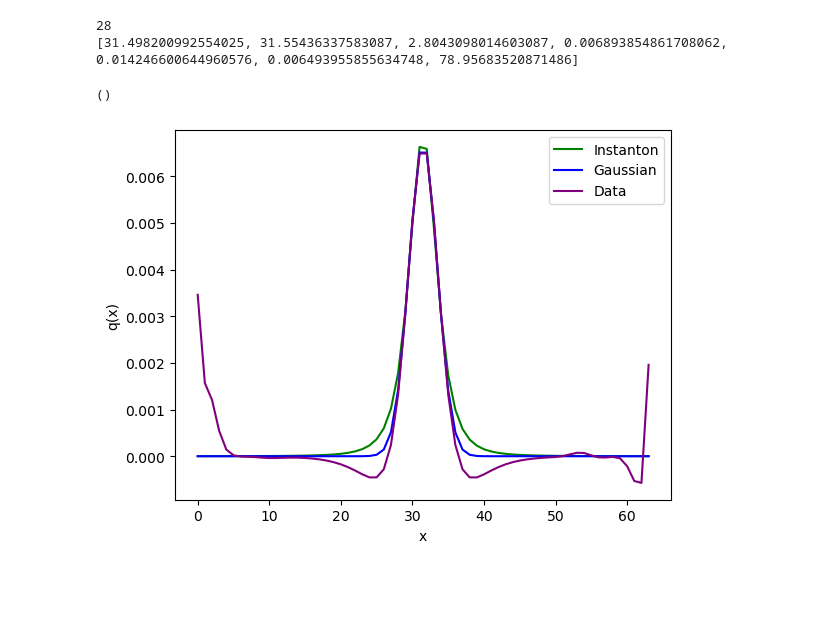
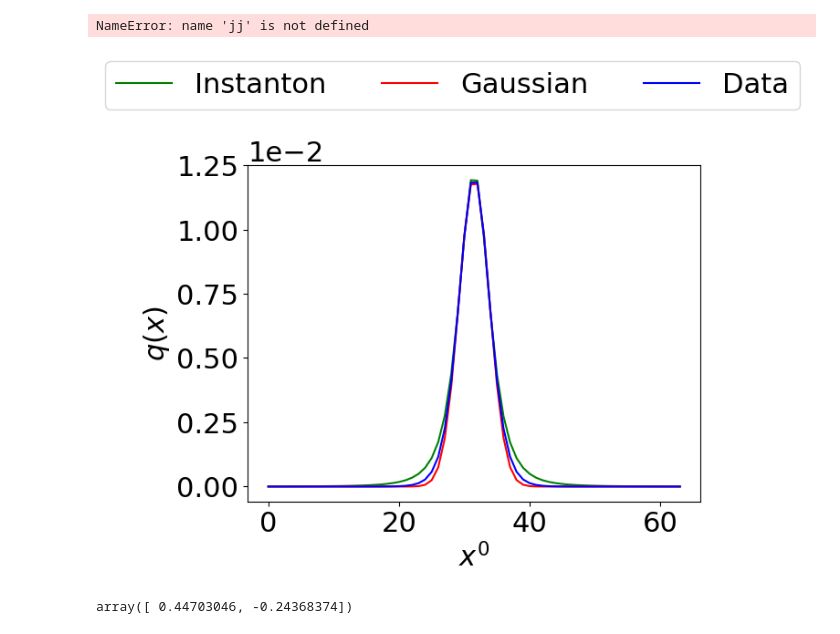
Before and after one commit to Ivan-Soler/AFM, a Jupyter notebook: GF/Fit_inst.ipynb, the cells around one changed output. Drawn from its saved outputs; the diff is of its cells as text; code cells hidden in the pictures; blank space fills up the shorter version.

Commit message:
Added changes for plots for the Lattice 2024 talk

```diff
--- a/GF/Fit_inst.ipynb
+++ b/GF/Fit_inst.ipynb
@@ -19,9 +19,10 @@ norm_action=norm
 size_local=5
 neigh=2
 
-file="profile4dt0c5to_45x6.dat"
-file="profile4dt3c5to.dat"
-file_top="/home/planck/workspace/fractional/Smooth/tony/64x10/"+file
+#file="profile4dt0c5to_45x6.dat"
+file="profile4dt0c5to_64x10.dat"
+file="profile4dt0c352to.dat"
+file_top="/home/planck/workspace/fractional/Smooth/check_twist/"+file
 file_act=file_top
 top_density,sizes=tools.read_top(file_top)
 density_2d_top,sizes_big,index_smal=tools.projection_2d(top_density,sizes)
@@ -29,6 +30,8 @@ density_2d_top,sizes_big,index_smal=tools.projection_2d(top_density,sizes)
 inst, a_inst, frac, a_frac, t_frac, t_inst, total=tools.find_inst_2d(density_2d_top,
                                                                      density_2d_top,sizes_big,norm,2*norm,neigh)
 # %%
+importlib.reload(tools)
+plt.rcParams.update({'font.size': 10})
 for i in range(0,len(frac)):
     if frac[i][2][4]<0.15 and frac[i][2][5]>0.001:
         jj=i
@@ -37,5 +40,5 @@ for i in range(0,len(frac)):
         print(ppol)
         maxy=frac[jj][1]
         #print(np.sqrt(np.diag(frac[i][3])))
-tools.plot_dens_2d(file_top,density_2d_top,sizes_big,[frac[jj]],[])
+tools.plot_dens_2d(file_top,density_2d_top,sizes_big,[],[])
 # %% [output]
@@ -52,19 +55,20 @@ for i in range(0,len(frac)):
         #print(np.sqrt(np.diag(frac[i][3])))
 tools.plot_dens_2d(file_top,density_2d_top,sizes_big,[frac[jj]],[])
 # %% [output]
-28
-[31.498200992554025, 31.55436337583087, 2.8043098014603087, 0.006893854861708062, 0.014246600644960576, 0.006493955855634748, 78.95683520871486]
+NameError: name 'jj' is not defined
-()
 # %%
+plt.rcParams.update({'font.size': 22})
+importlib.reload(tools)
+
 directory="../../fractional/Smooth/tony/"
-file="Smooth_45x6_fit.png"
+file="Smooth_64x10_fit.pdf"
 tools.plot_fit(density_2d_top,sizes_big,ppol,pgaus,directory,file,maxy)
-with open(directory+"fit_45x6.txt","w") as f:
+with open(directory+"fit_64x10.txt","w") as f:
     for element in ppol:
         f.write(str(element)+" ")
     f.write("\n")
     for element in pgaus:
         f.write(str(element)+" ")
     f.write("\n")
 # %% [output]
-[figure, old version]
+[figure, new version]
@@ -70,0 +94,4 @@ with open(directory+"fit_45x6.txt","w") as f:
+# %%
+rho_pol
+# %% [output]
+array([ 0.44703046, -0.24368374])
```
Also changed, not shown: parts of 5 cells of this notebook, 7 other files.
